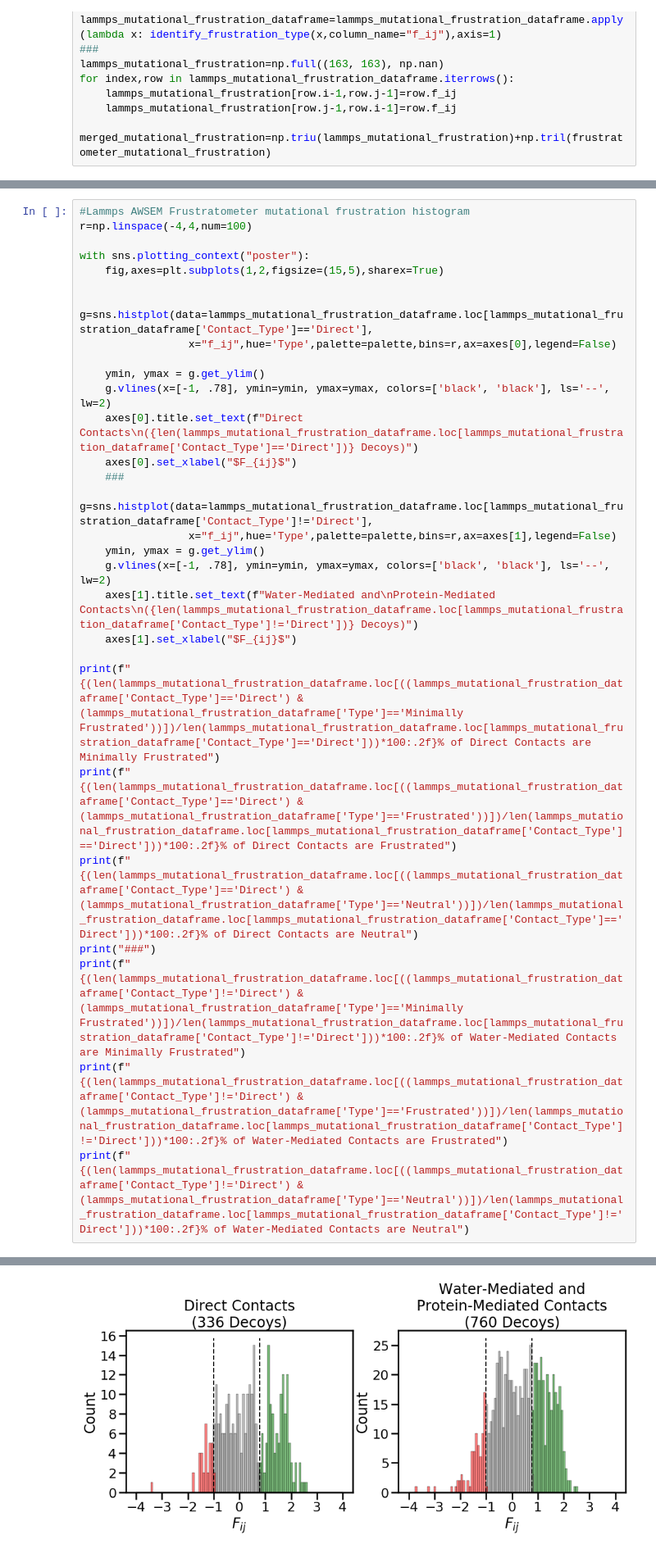
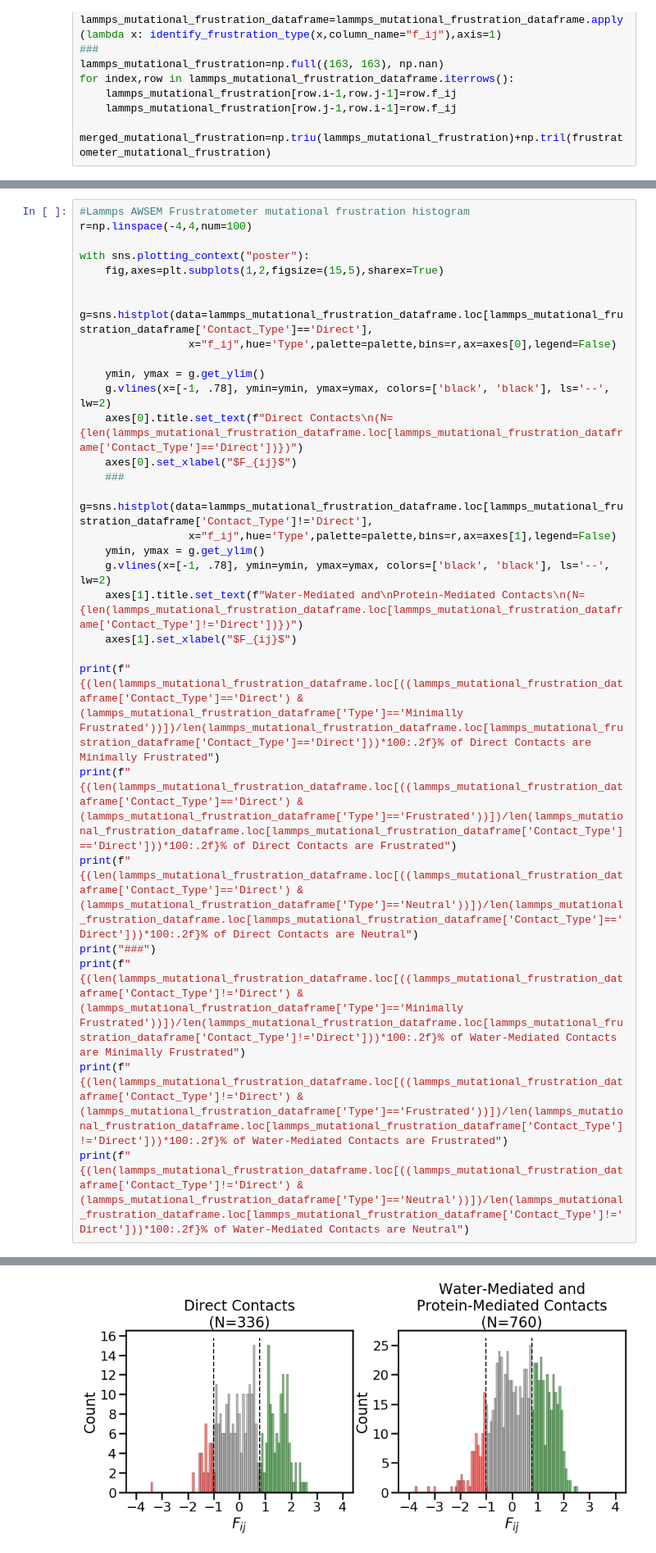
Before and after one commit to HanaJaafari/Frustratometer, a Jupyter notebook: examples/AWSEM_frustration_example.ipynb, the cells around one changed output, grey strips where cells are left out. Shown at 82% size. Cells and saved outputs as stored; diff of their text form.

```diff
--- a/examples/AWSEM_frustration_example.ipynb
+++ b/examples/AWSEM_frustration_example.ipynb
@@ -187,36 +187,36 @@ with sns.plotting_context("poster"):
     fig,axes=plt.subplots(1,2,figsize=(15,5),sharex=True)
 
     g=sns.histplot(data=lammps_mutational_frustration_dataframe.loc[lammps_mutational_frustration_dataframe['Contact_Type']=='Direct'],
                  x="f_ij",hue='Type',palette=palette,bins=r,ax=axes[0],legend=False)
 
     ymin, ymax = g.get_ylim()
     g.vlines(x=[-1, .78], ymin=ymin, ymax=ymax, colors=['black', 'black'], ls='--', lw=2)
-    axes[0].title.set_text(f"Direct Contacts\n({len(lammps_mutational_frustration_dataframe.loc[lammps_mutational_frustration_dataframe['Contact_Type']=='Direct'])} Decoys)")
+    axes[0].title.set_text(f"Direct Contacts\n(N={len(lammps_mutational_frustration_dataframe.loc[lammps_mutational_frustration_dataframe['Contact_Type']=='Direct'])})")
     axes[0].set_xlabel("$F_{ij}$")
     ###
     g=sns.histplot(data=lammps_mutational_frustration_dataframe.loc[lammps_mutational_frustration_dataframe['Contact_Type']!='Direct'],
                  x="f_ij",hue='Type',palette=palette,bins=r,ax=axes[1],legend=False)
     ymin, ymax = g.get_ylim()
     g.vlines(x=[-1, .78], ymin=ymin, ymax=ymax, colors=['black', 'black'], ls='--', lw=2)
-    axes[1].title.set_text(f"Water-Mediated and\nProtein-Mediated Contacts\n({len(lammps_mutational_frustration_dataframe.loc[lammps_mutational_frustration_dataframe['Contact_Type']!='Direct'])} Decoys)")
+    axes[1].title.set_text(f"Water-Mediated and\nProtein-Mediated Contacts\n(N={len(lammps_mutational_frustration_dataframe.loc[lammps_mutational_frustration_dataframe['Contact_Type']!='Direct'])})")
     axes[1].set_xlabel("$F_{ij}$")
 
 print(f"{(len(lammps_mutational_frustration_dataframe.loc[((lammps_mutational_frustration_dataframe['Contact_Type']=='Direct') & (lammps_mutational_frustration_dataframe['Type']=='Minimally Frustrated'))])/len(lammps_mutational_frustration_dataframe.loc[lammps_mutational_frustration_dataframe['Contact_Type']=='Direct']))*100:.2f}% of Direct Contacts are Minimally Frustrated")
 print(f"{(len(lammps_mutational_frustration_dataframe.loc[((lammps_mutational_frustration_dataframe['Contact_Type']=='Direct') & (lammps_mutational_frustration_dataframe['Type']=='Frustrated'))])/len(lammps_mutational_frustration_dataframe.loc[lammps_mutational_frustration_dataframe['Contact_Type']=='Direct']))*100:.2f}% of Direct Contacts are Frustrated")
 print(f"{(len(lammps_mutational_frustration_dataframe.loc[((lammps_mutational_frustration_dataframe['Contact_Type']=='Direct') & (lammps_mutational_frustration_dataframe['Type']=='Neutral'))])/len(lammps_mutational_frustration_dataframe.loc[lammps_mutational_frustration_dataframe['Contact_Type']=='Direct']))*100:.2f}% of Direct Contacts are Neutral")
 print("###")
 print(f"{(len(lammps_mutational_frustration_dataframe.loc[((lammps_mutational_frustration_dataframe['Contact_Type']!='Direct') & (lammps_mutational_frustration_dataframe['Type']=='Minimally Frustrated'))])/len(lammps_mutational_frustration_dataframe.loc[lammps_mutational_frustration_dataframe['Contact_Type']!='Direct']))*100:.2f}% of Water-Mediated Contacts are Minimally Frustrated")
 print(f"{(len(lammps_mutational_frustration_dataframe.loc[((lammps_mutational_frustration_dataframe['Contact_Type']!='Direct') & (lammps_mutational_frustration_dataframe['Type']=='Frustrated'))])/len(lammps_mutational_frustration_dataframe.loc[lammps_mutational_frustration_dataframe['Contact_Type']!='Direct']))*100:.2f}% of Water-Mediated Contacts are Frustrated")
 print(f"{(len(lammps_mutational_frustration_dataframe.loc[((lammps_mutational_frustration_dataframe['Contact_Type']!='Direct') & (lammps_mutational_frustration_dataframe['Type']=='Neutral'))])/len(lammps_mutational_frustration_dataframe.loc[lammps_mutational_frustration_dataframe['Contact_Type']!='Direct']))*100:.2f}% of Water-Mediated Contacts are Neutral")
 # %% [output]
 36.61% of Direct Contacts are Minimally Frustrated
 10.12% of Direct Contacts are Frustrated
 53.27% of Direct Contacts are Neutral
 ###
 36.71% of Water-Mediated Contacts are Minimally Frustrated
 11.05% of Water-Mediated Contacts are Frustrated
 52.24% of Water-Mediated Contacts are Neutral
-[figure, old version]
+[figure, new version]
 # %%
 plt.figure(figsize=(12,12))
 
```
Also changed, not shown: parts of 10 cells of this notebook, 4 other files.
